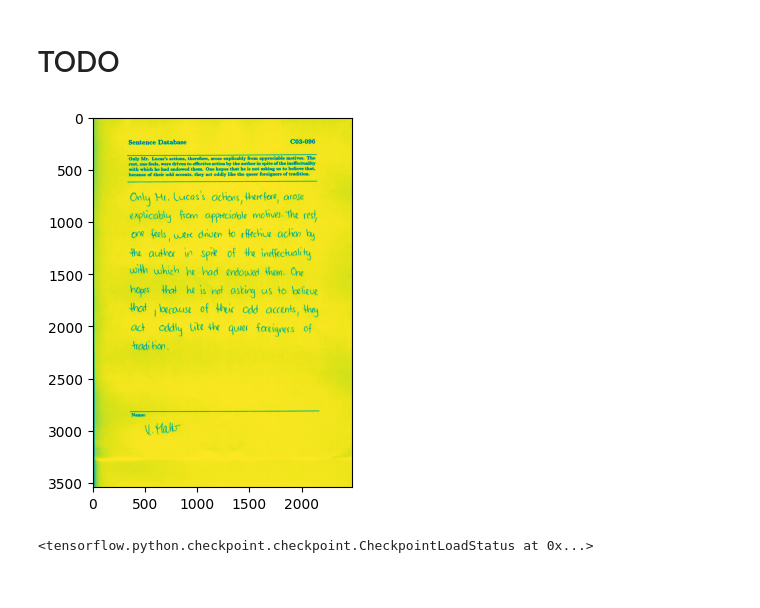
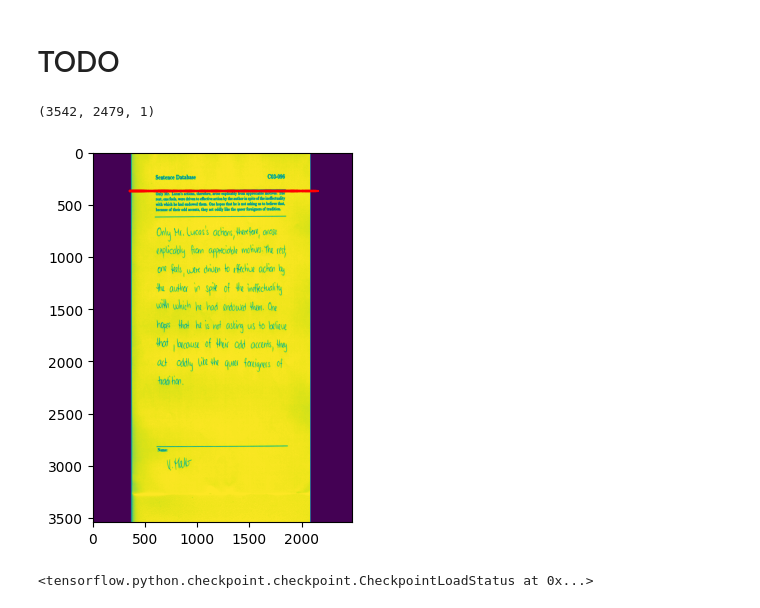
Before and after one commit to sfc-gh-zblackwood/OCRPyMan, a Jupyter notebook: notebooks/text_detection/text_detection_final.ipynb, the cells around one changed output. Drawn from its saved outputs; the diff is of its cells as text; code cells hidden in the pictures.

```diff
--- a/notebooks/text_detection/text_detection_final.ipynb
+++ b/notebooks/text_detection/text_detection_final.ipynb
@@ -162,37 +179,55 @@ form_count = len(all_form_paths)
 
 original_model = ocr_predictor(
     det_arch = 'db_resnet50',
     reco_arch = 'crnn_vgg16_bn',
     pretrained = True
 )
 
 for form_img_path in tqdm(all_form_paths, total = form_count):
     # Get corresponding database rows
     form_df = df[df['form_img_path'] == form_img_path]
     form_id = form_df.iloc[0].form_id
     # display(form_df.head(20))
 
     # Load image
     form_img = load_image(form_img_path)
     form_shape = form_img.shape
     # plt.imshow(form_img)
     # plt.show()
 
     # Get database coordinates
     db_coords = get_formated_db_coords_from_df(form_df)
 
     # Get Doctr coordinates
-    doc = DocumentFile.from_images(form_img_path)
-    doctr_coords = format_doctr_coords(original_model.det_predictor(doc)[0])
+    # doc = DocumentFile.from_images(form_img_path)
+    # doctr_coords = format_doctr_coords(original_model.det_predictor(doc)[0])
+
     # Apply preprocess on form image and coordinates
-    # modified_img, coordinate_transforms =
+    modified_img, coordinate_transforms = preprocess_img_and_coords(form_img, db_coords)
+
+    print(modified_img.shape)
+    plt.imshow(modified_img)
+    for polygon_data in coordinate_transforms:
+        x = []
+        y = []
+        for point in polygon_data:
+            x.append(point[0])
+            y.append(point[1])
+        x.append(polygon_data[0][0])
+        y.append(polygon_data[0][1])
+        plt.plot(x, y, color='red')
+
+    # plt.plot()
+    plt.show()
+
 
     # Save modified form image and coordinates into dict
 
     # Check modified form image with modified coordinates
     break
 # %% [output]
+(3542, 2479, 1)
-[figure, old version]
+[figure, new version]
 # %%
 from doctr.models import ocr_predictor
 
```
Also changed, not shown: parts of 3 cells of this notebook.
